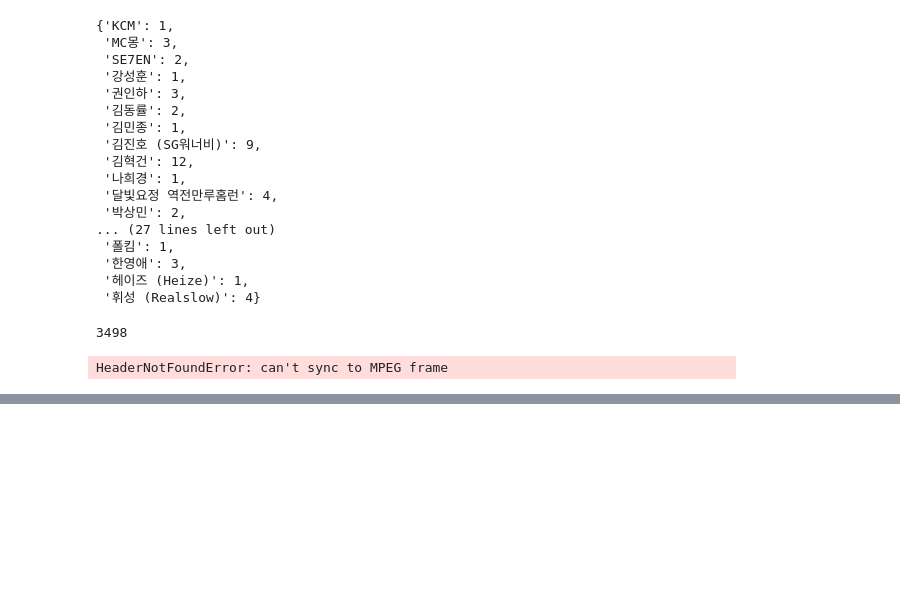
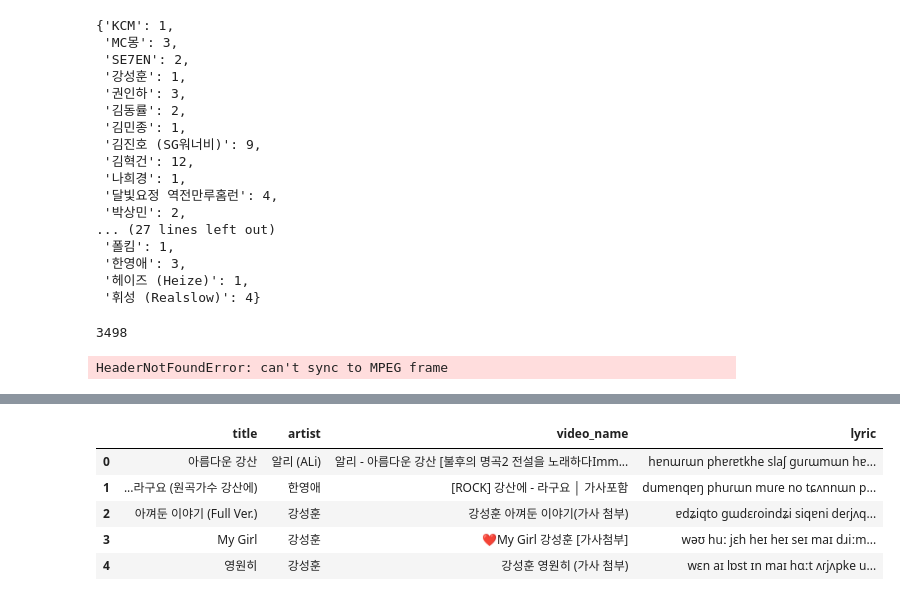
Before and after one commit to Ldoun/DeepSinger, a Jupyter notebook: data_crawling/data_preprocessing.ipynb, the cells around one changed output, grey strips where cells are left out. Drawn from its saved outputs; the diff is of its cells as text; code cells hidden in the pictures; blank space fills up the shorter version.

```diff
--- a/data_crawling/data_preprocessing.ipynb
+++ b/data_crawling/data_preprocessing.ipynb
@@ -487,0 +608,10 @@ NoBackendError:
+# %%
+data = data.drop(columns= 'Unnamed: 0')
+data.head()
+# %% [output]
+|  | title | artist | video_name | lyric |
+| 0 | 아름다운 강산 | 알리 (ALi) | 알리 - 아름다운 강산 [불후의 명곡2 전설을 노래하다Imm... | hɐnɯɾɯn phɐɾɐtkhe slaʃ ɡuɾɯmɯn hɐ... |
+| 1 | ...라구요 (원곡가수 강산에) | 한영애 | [ROCK] 강산에 - 라구요 │ 가사포함 | dumɐnqɐŋ phuɾɯn muɾe no tɕʌnnɯn p... |
+| 2 | 아껴둔 이야기 (Full Ver.) | 강성훈 | 강성훈 아껴둔 이야기(가사 첨부) | ɐdʑiqto ɡɯdɛɾoindʑi siqɐni deɾjʌq... |
+| 3 | My Girl | 강성훈 | ❤My Girl 강성훈 [가사첨부] | wəʊ huː jɛh heɪ heɪ seɪ maɪ dɹiːm... |
+| 4 | 영원히 | 강성훈 | 강성훈 영원히 (가사 첨부) | wɛn aɪ lɒst ɪn maɪ hɑːt ʌɾjʌpke u... |
```
Also changed, not shown: parts of 9 cells of this notebook, 2 other files.
